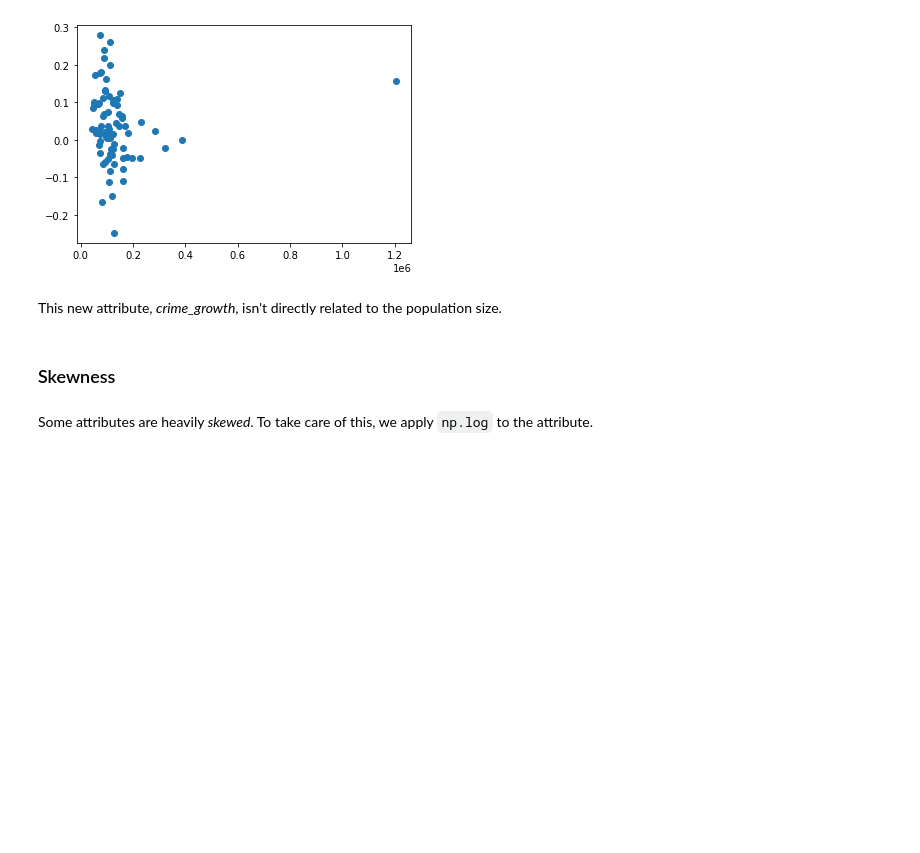
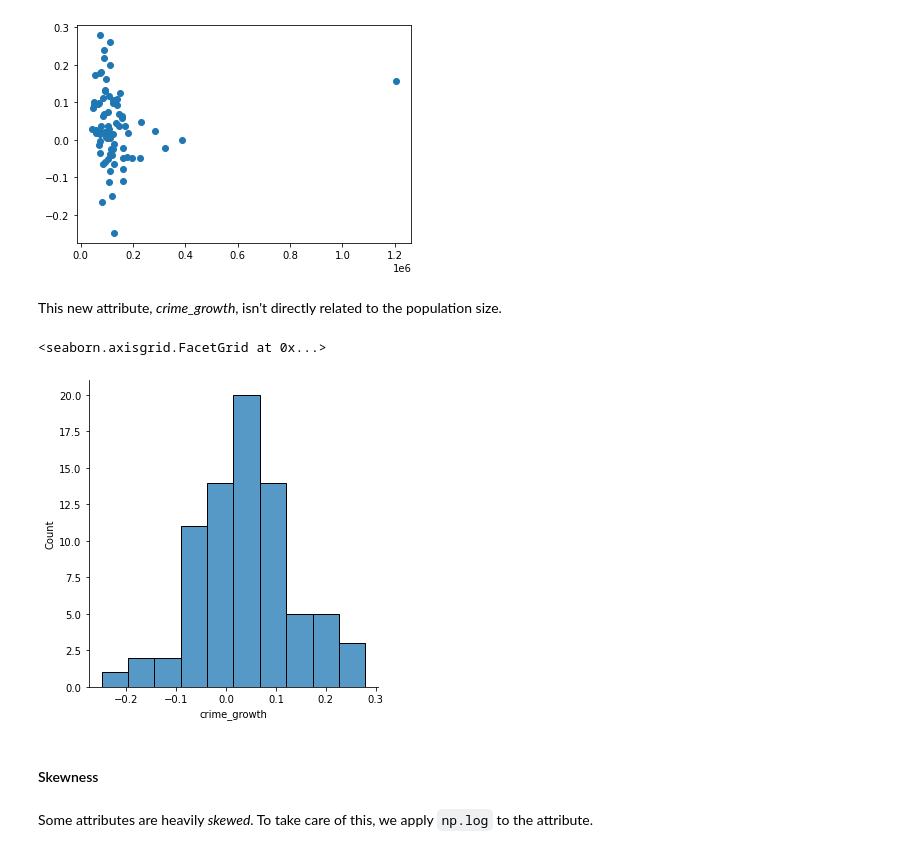
Before and after one commit to JoaoCostaIFG/AC, a Jupyter notebook: Banking.ipynb, the cells around one changed output. Cells and saved outputs as stored; diff of their text form; code cells hidden in the pictures; blank space fills up the shorter version.

```diff
--- a/Banking.ipynb
+++ b/Banking.ipynb
@@ -433,8 +523,13 @@ plt.scatter(district_df["people_count"], district_df["crime_growth"])
 [figure]
 # %% [markdown]
 This new attribute, _crime\_growth_, isn't directly related to the population size.
+# %%
+sb.displot(district_df["crime_growth"])
+# %% [output]
+<seaborn.axisgrid.FacetGrid at 0x...>
+[figure, added]
 # %% [markdown]
-### Skewness
+#### Skewness
 # %% [markdown]
 Some attributes are heavily _skewed_. To take care of this, we apply `np.log` to the attribute.
 # %%
```
Also changed, not shown: parts of 110 cells of this notebook, 2 other files.
